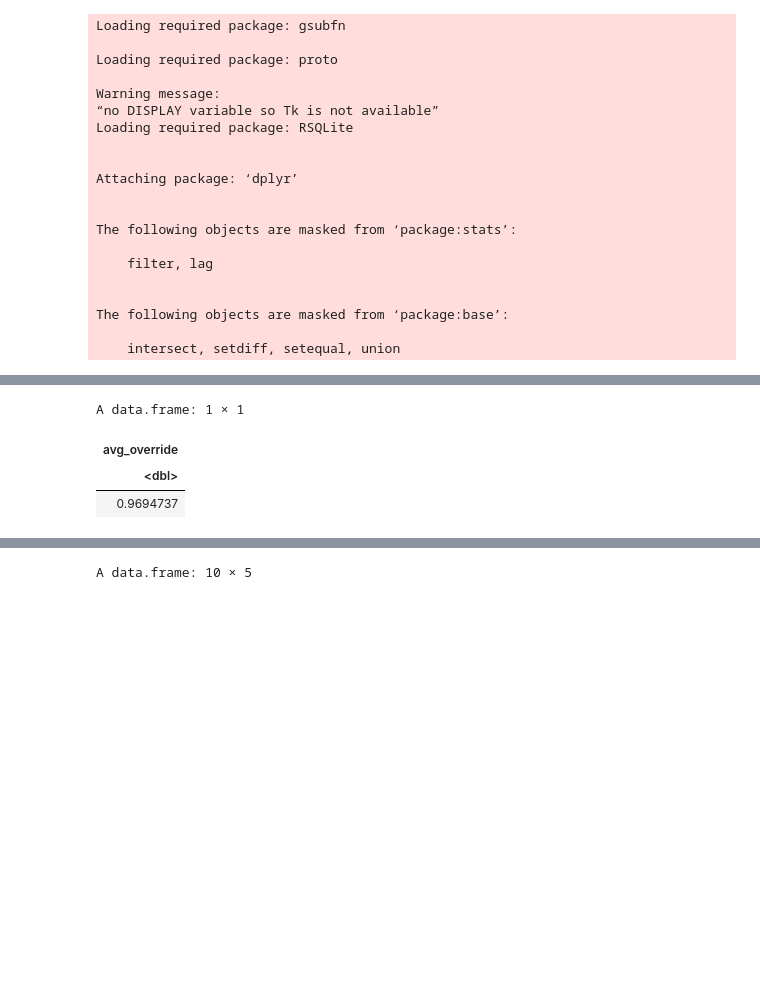
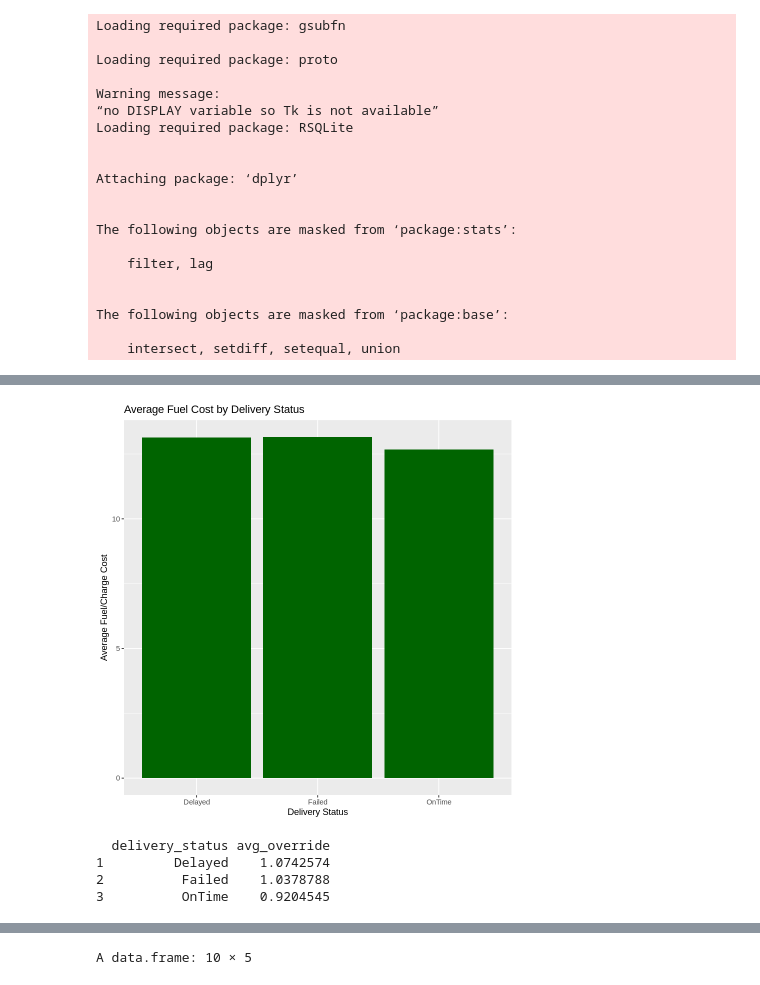
Before and after one commit to Anakha10/northstar-analytics, a Jupyter notebook: NorthStar_R_Analysis.ipynb, the cells around one changed output, grey strips where cells are left out. Cells and saved outputs as stored; diff of their text form; code cells hidden in the pictures; blank space fills up the shorter version.

```diff
--- a/NorthStar_R_Analysis.ipynb
+++ b/NorthStar_R_Analysis.ipynb
@@ -81,10 +92,22 @@ A data.frame: 1 × 1
+# %%
+ggplot(avg_cost, aes(x = delivery_status, y = avg_cost)) +
+  geom_bar(stat = "identity", fill = "darkgreen") +
+  ggtitle("Average Fuel Cost by Delivery Status") +
+  xlab("Delivery Status") +
+  ylab("Average Fuel/Charge Cost")
+# %% [output]
+[figure, added]
 # %%
-sqldf("
-SELECT AVG(manual_route_override_count) as avg_override
+route_override <- sqldf("
+SELECT delivery_status,
+AVG(manual_route_override_count) AS avg_override
 FROM deliveries
+GROUP BY delivery_status
 ")
+
+print(route_override)
 # %% [output]
-A data.frame: 1 × 1
+  delivery_status avg_override
+1         Delayed    1.0742574
+2          Failed    1.0378788
+3          OnTime    0.9204545
-| avg_override |
-| <dbl> |
-| 0.9694737 |
```
Also changed, not shown: parts of 14 cells of this notebook.
